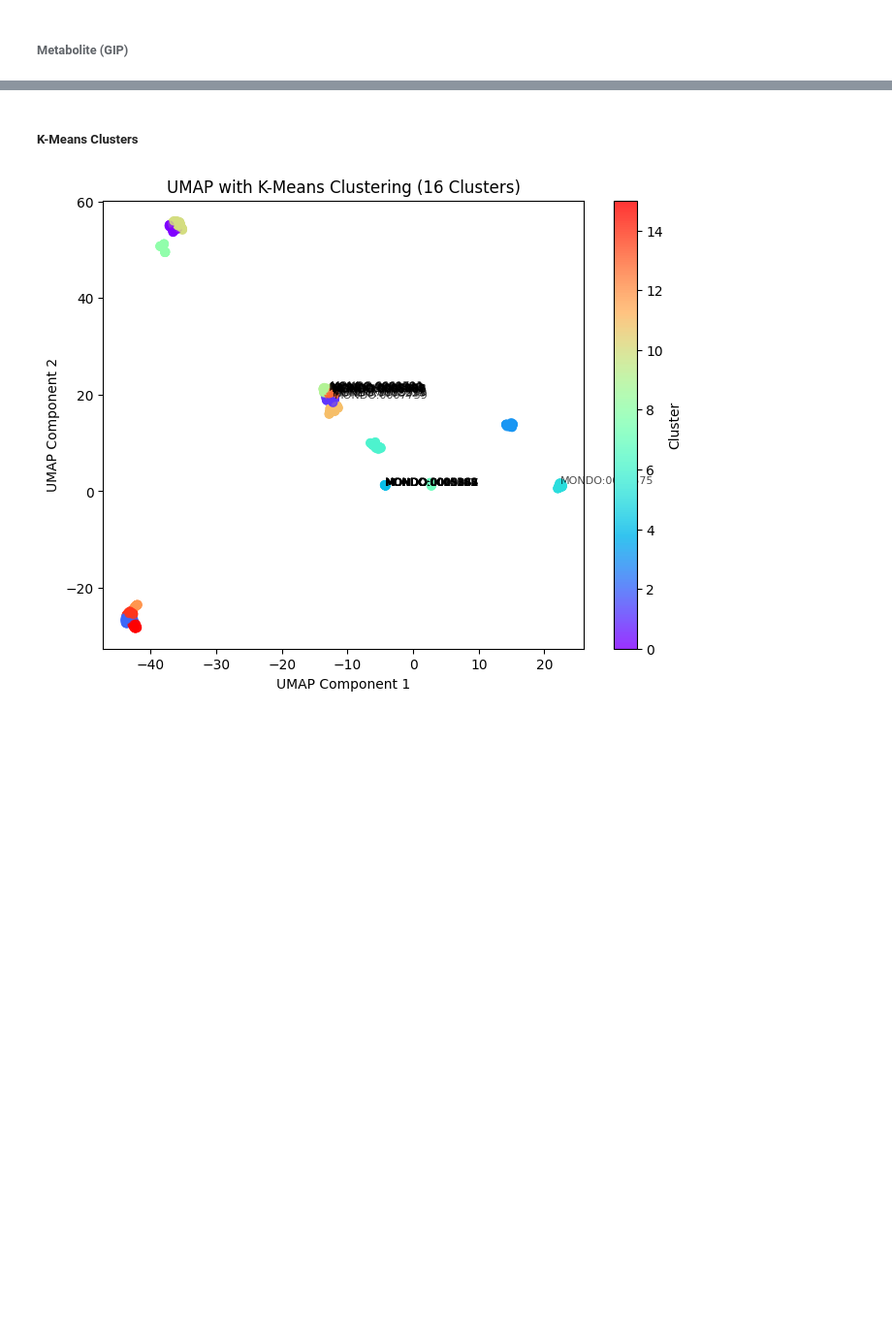
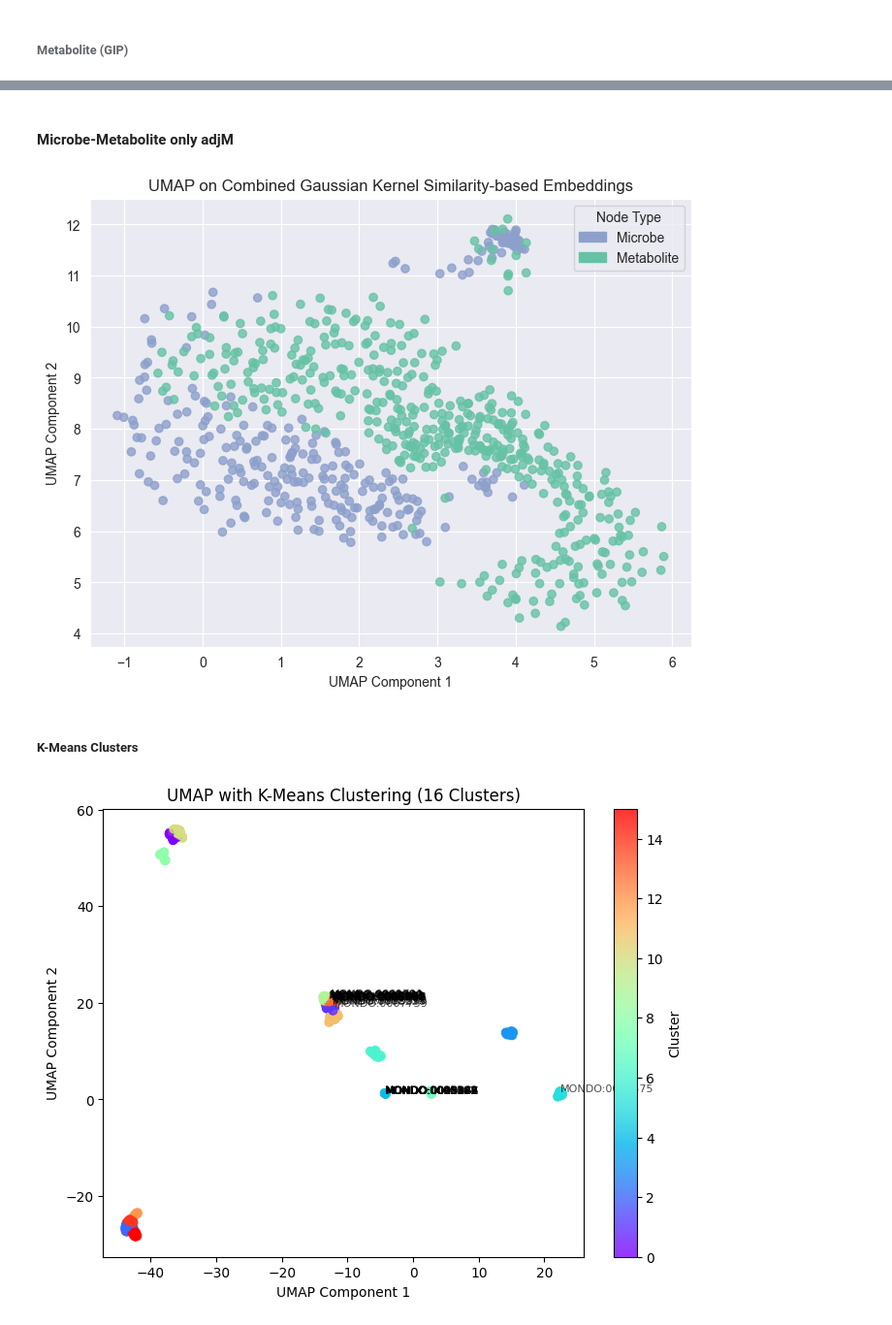
Before and after one commit to lucyzhang95/Network_Analysis, a Jupyter notebook: graph_network_analysis.ipynb, the cells around one changed output, grey strips where cells are left out. Shown at 97% size. Drawn from its saved outputs; the diff is of its cells as text; code cells hidden in the pictures; blank space fills up the shorter version.

```diff
--- a/graph_network_analysis.ipynb
+++ b/graph_network_analysis.ipynb
@@ -1457,3 +1459,51 @@ plt.show()
+# %% [markdown]
+#### Microbe-Metabolite only adjM
+# %%
+# build adjM with microbe-metabolite
+num_microbe = 272
+num_metabolite = 462
+dim = num_microbe + num_metabolite
+
+type_mask = np.zeros(dim, dtype=np.int16)
+type_mask[num_microbe : num_microbe + num_metabolite] = 1
+
+adjM = np.zeros((dim, dim), dtype=np.int16)
+for _, row in filtered_mmet_indexed.iterrows():
+    microID = row["microbe"]
+    metID = num_microbe + row["metabolite"]
+    adjM[microID, metID] = 1
+    adjM[metID, microID] = 1
+# %%
+IP_m_mm = adjM
+dist_matrix_m_mm = euclidean_distances(IP_m_mm)
+lambda_m_mm = 1 / (np.mean(np.linalg.norm(IP_m_mm, axis=1) ** 2))
+
+MGS_matrix_mm = np.exp(-lambda_m_mm * (dist_matrix_m_mm ** 2))
+
+reducer = umap.UMAP(n_components=2, metric="precomputed", random_state=42)
+umap_embeddings_microbe_mm = reducer.fit_transform(MGS_matrix_mm)
+# %%
+palette = sns.color_palette("Set2")
+microbe_color, metabolite_color = palette[2], palette[0]
+color_map = {0: microbe_color, 1: metabolite_color}
+node_colors = [color_map[t] for t in type_mask]
+# %%
+plt.figure(figsize=(8, 6))
+plt.scatter(umap_embeddings_microbe_mm[:, 0], umap_embeddings_microbe_mm[:, 1], c=node_colors, alpha=0.8)
+
+legend_patches = [
+    mpatches.Patch(color=microbe_color, label="Microbe"),
+    mpatches.Patch(color=metabolite_color, label="Metabolite")
+]
+plt.legend(handles=legend_patches, title="Node Type")
+
+plt.xlabel("UMAP Component 1")
+plt.ylabel("UMAP Component 2")
+plt.title("UMAP on Combined Gaussian Kernel Similarity-based Embeddings")
+
+plt.show()
+# %% [output]
+[figure, added]
 # %% [markdown]
 ##### K-Means Clusters
 # %%
```
Also changed, not shown: parts of 9 cells of this notebook.
